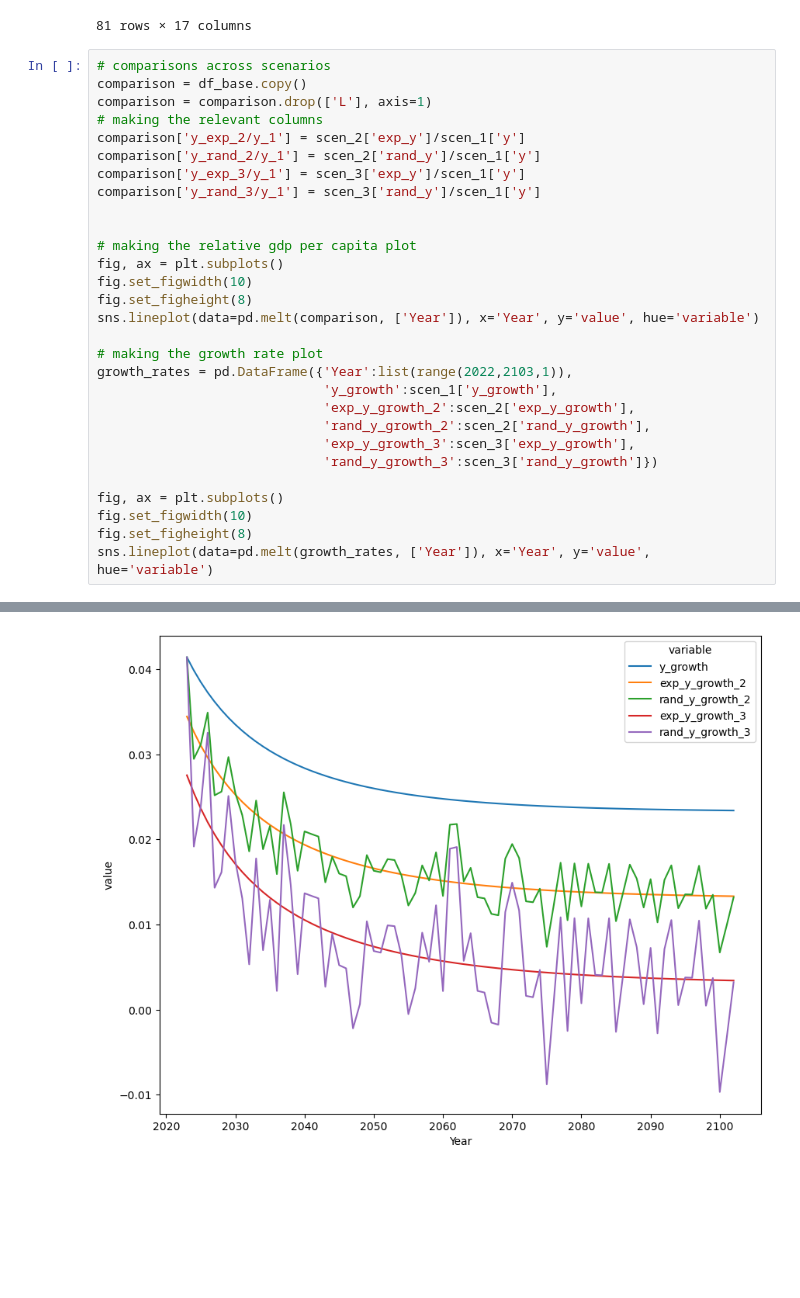
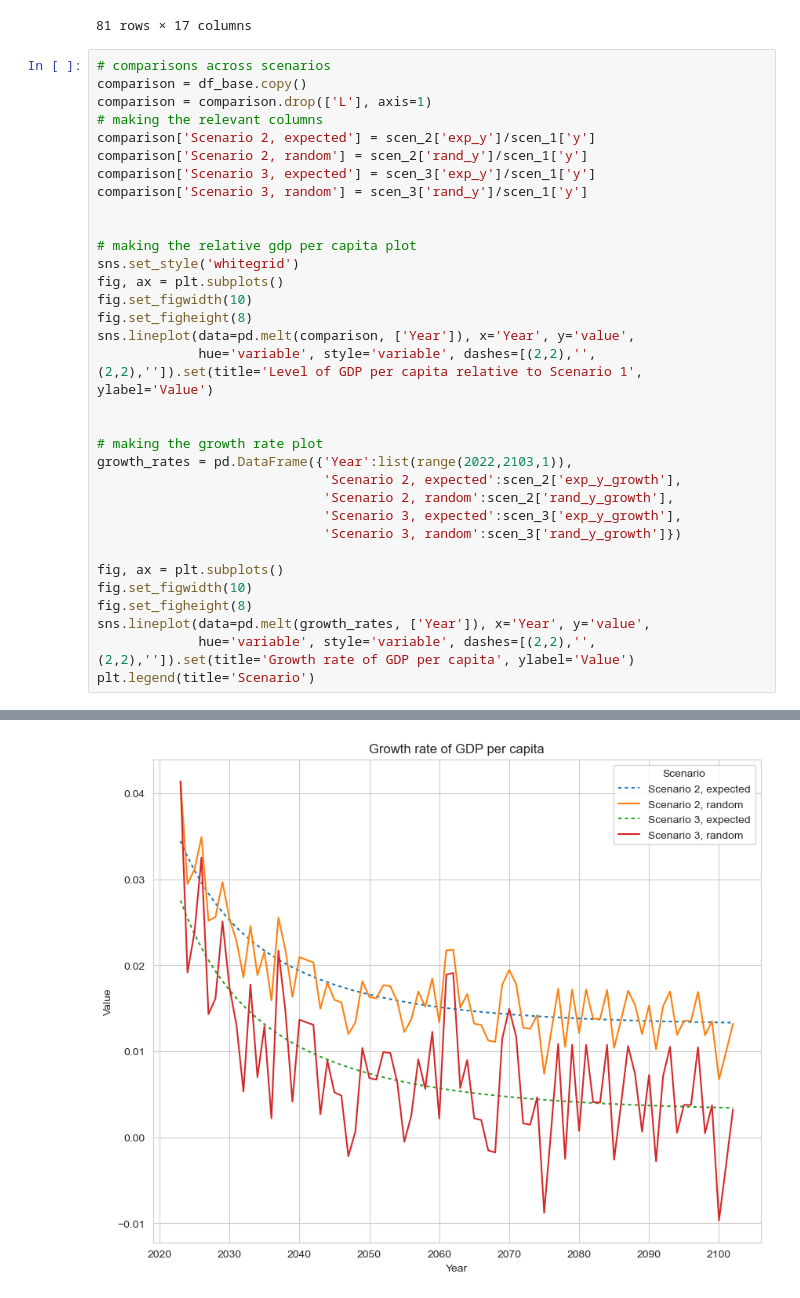
Before and after one commit to pszewi/Macro-4-Assignments, a Jupyter notebook: Assignment 1/EGI_2024_A1.ipynb, the cells around one changed output, grey strips where cells are left out. Drawn from its saved outputs; the diff is of its cells as text; blank space fills up the shorter version.

Commit message:
making graphs pretty

```diff
--- a/Assignment 1/EGI_2024_A1.ipynb
+++ b/Assignment 1/EGI_2024_A1.ipynb
@@ -286,28 +286,32 @@ scen_3
 comparison = df_base.copy()
 comparison = comparison.drop(['L'], axis=1)
 # making the relevant columns
-comparison['y_exp_2/y_1'] = scen_2['exp_y']/scen_1['y']
-comparison['y_rand_2/y_1'] = scen_2['rand_y']/scen_1['y']
-comparison['y_exp_3/y_1'] = scen_3['exp_y']/scen_1['y']
-comparison['y_rand_3/y_1'] = scen_3['rand_y']/scen_1['y']
+comparison['Scenario 2, expected'] = scen_2['exp_y']/scen_1['y']
+comparison['Scenario 2, random'] = scen_2['rand_y']/scen_1['y']
+comparison['Scenario 3, expected'] = scen_3['exp_y']/scen_1['y']
+comparison['Scenario 3, random'] = scen_3['rand_y']/scen_1['y']
 
 
 # making the relative gdp per capita plot
+sns.set_style('whitegrid')
 fig, ax = plt.subplots()
 fig.set_figwidth(10)
 fig.set_figheight(8)
-sns.lineplot(data=pd.melt(comparison, ['Year']), x='Year', y='value', hue='variable')
+sns.lineplot(data=pd.melt(comparison, ['Year']), x='Year', y='value',
+             hue='variable', style='variable', dashes=[(2,2),'',(2,2),'']).set(title='Level of GDP per capita relative to Scenario 1', ylabel='Value')
+
 
 # making the growth rate plot
 growth_rates = pd.DataFrame({'Year':list(range(2022,2103,1)),
-                             'y_growth':scen_1['y_growth'],
-                             'exp_y_growth_2':scen_2['exp_y_growth'],
-                             'rand_y_growth_2':scen_2['rand_y_growth'],
-                             'exp_y_growth_3':scen_3['exp_y_growth'],
-                             'rand_y_growth_3':scen_3['rand_y_growth']})
+                             'Scenario 2, expected':scen_2['exp_y_growth'],
+                             'Scenario 2, random':scen_2['rand_y_growth'],
+                             'Scenario 3, expected':scen_3['exp_y_growth'],
+                             'Scenario 3, random':scen_3['rand_y_growth']})
 
 fig, ax = plt.subplots()
 fig.set_figwidth(10)
 fig.set_figheight(8)
-sns.lineplot(data=pd.melt(growth_rates, ['Year']), x='Year', y='value', hue='variable')
+sns.lineplot(data=pd.melt(growth_rates, ['Year']), x='Year', y='value',
+             hue='variable', style='variable', dashes=[(2,2),'',(2,2),'']).set(title='Growth rate of GDP per capita', ylabel='Value')
+plt.legend(title='Scenario')
 # %% [output]
@@ -316 +320 @@ sns.lineplot(data=pd.melt(growth_rates, ['Year']), x='Year', y='value', hue='var
-[figure, old version]
+[figure, new version]
```
Also changed, not shown: parts of 1 cell of this notebook.
